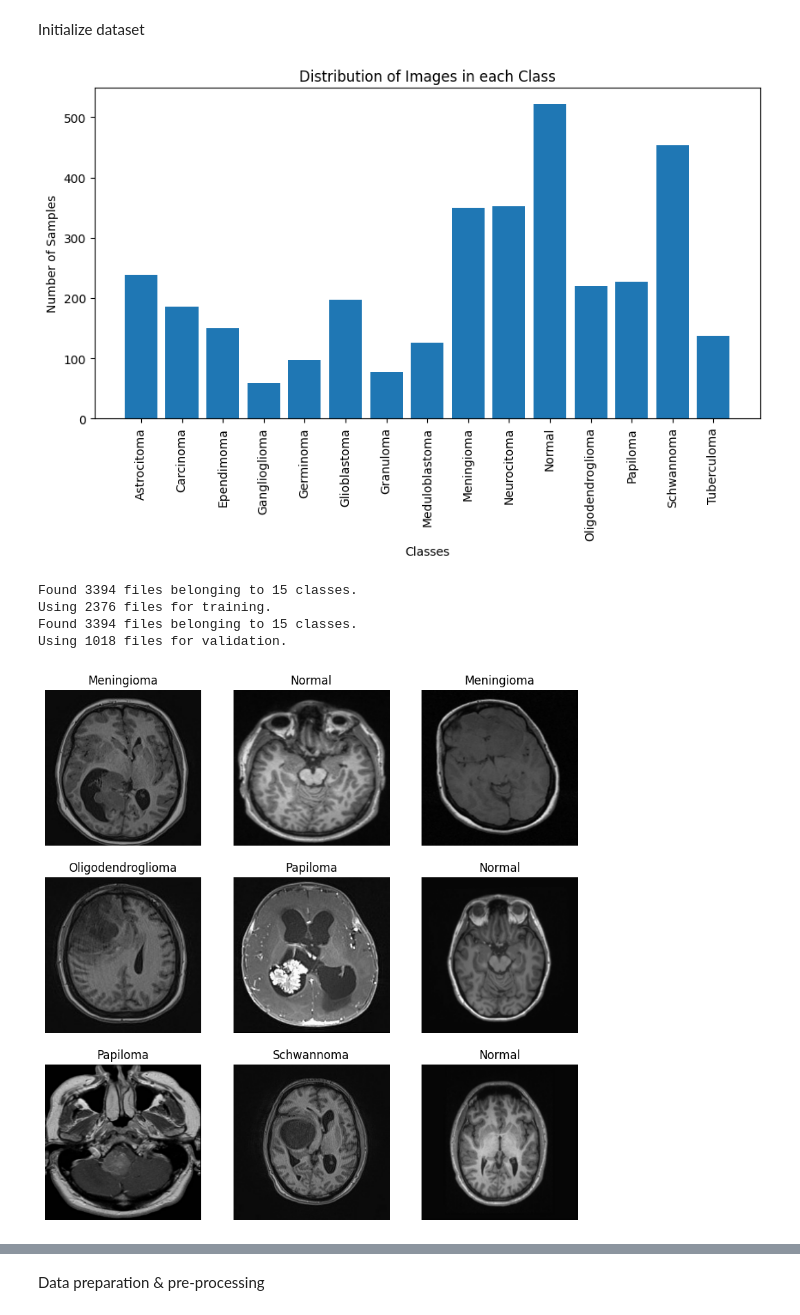
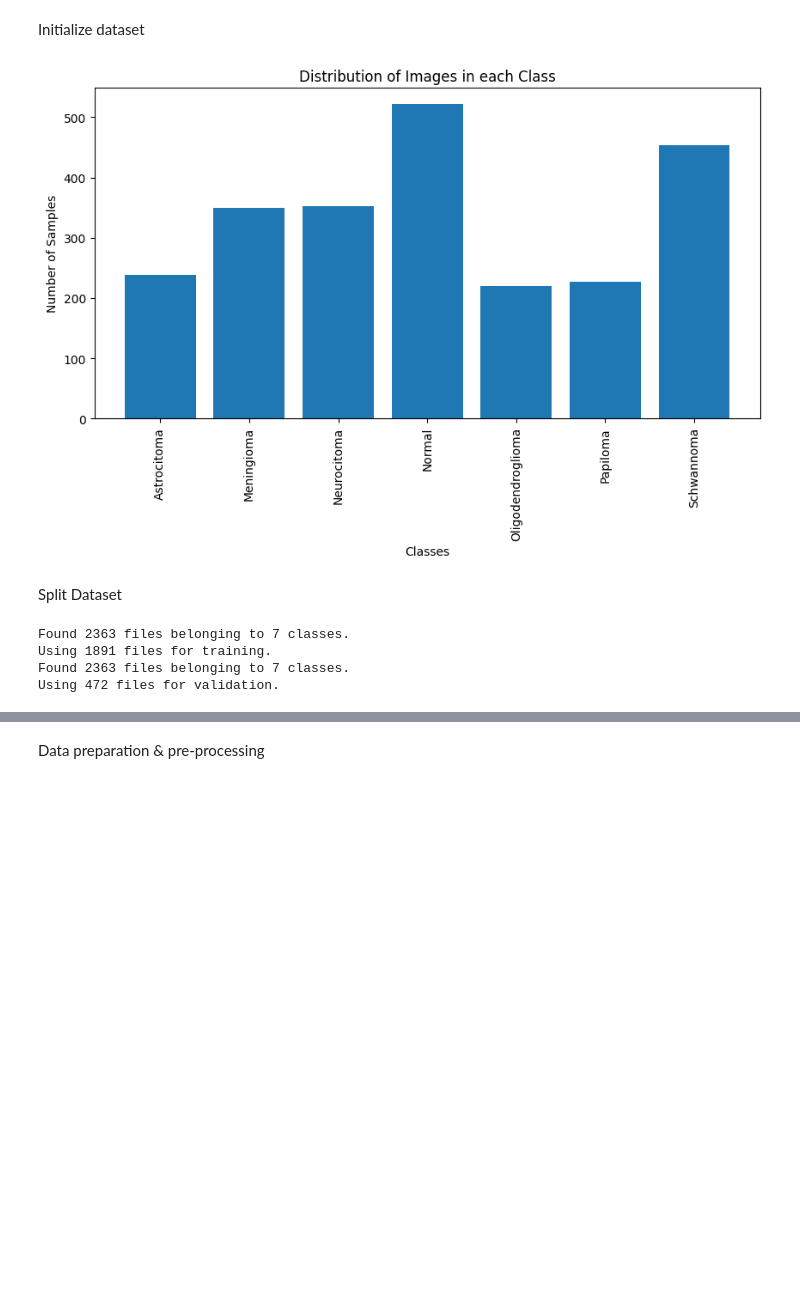
Before and after one commit to HamzahSheikh/Brain-Tumor-Image-Classifier, a Jupyter notebook: project.ipynb, the cells around one changed output, grey strips where cells are left out. Cells and saved outputs as stored; diff of their text form; code cells hidden in the pictures; blank space fills up the shorter version.

```diff
--- a/project.ipynb
+++ b/project.ipynb
@@ -20,58 +15,50 @@ from os import walk
 # %% [markdown]
 Initialize dataset
 # %%
-brain_tumor_dataset = r'C:\Users\Hamzah\Desktop\COMP 445\Brain Tumors Dataset'
-
-image_size = (224, 224)
-batch_size = 32
+brain_tumor_dataset = r'C:\Users\Hamzah\Desktop\COMP 478\copy'
 
 # Get all image classes and number of images in each class
 classes = os.listdir(brain_tumor_dataset)
 num_images = []
 for c in classes:
     num_images.append(len(os.listdir(os.path.join(brain_tumor_dataset, c))))
 
 # Plot the number of images in each class
 plt.figure(figsize=(10, 5))
 plt.bar(classes, num_images)
 plt.title('Distribution of Images in each Class')
 plt.xlabel('Classes')
 
 # Rotate the x-axis labels
 plt.xticks(rotation=90)
 
 plt.ylabel('Number of Samples')
 plt.show()
-
-train_ds = tf.keras.preprocessing.image_dataset_from_directory(
-    brain_tumor_dataset,
-    validation_split=0.3,
-    subset="training",
-    seed=1337,
-    image_size=image_size,
-    batch_size=batch_size,
-)
-val_ds = tf.keras.preprocessing.image_dataset_from_directory(
-    brain_tumor_dataset,
-    validation_split=0.3,
-    subset="validation",
-    seed=1337,
-    image_size=image_size,
-    batch_size=batch_size,
-)
-
-#Plot the images in the training dataset
-plt.figure(figsize=(10, 10))
-for images, labels in train_ds.take(1):
-    for i in range(9):
-        ax = plt.subplot(3, 3, i + 1)
-        plt.imshow(images[i].numpy().astype("uint8"))
-        plt.title(classes[labels[i]])
-        plt.axis("off")
 # %% [output]
-[figure, old version]
+[figure, new version]
-Found 3394 files belonging to 15 classes.
-Using 2376 files for training.
-Found 3394 files belonging to 15 classes.
-Using 1018 files for validation.
-[figure, removed]
+# %% [markdown]
+Split Dataset
+# %%
+# Generating Datasets
+train_ds = tf.keras.preprocessing.image_dataset_from_directory(
+    brain_tumor_dataset,
+    validation_split=0.2,
+    subset="training",
+    seed=1337,
+    image_size=(224, 224),
+    batch_size=32
+)
+
+val_ds = tf.keras.preprocessing.image_dataset_from_directory(
+    brain_tumor_dataset,
+    validation_split=0.2,
+    subset="validation",
+    seed=1337,
+    image_size=(224, 224),
+    batch_size=32
+)
+# %% [output]
+Found 2363 files belonging to 7 classes.
+Using 1891 files for training.
+Found 2363 files belonging to 7 classes.
+Using 472 files for validation.
```
Also changed, not shown: parts of 28 cells of this notebook.
